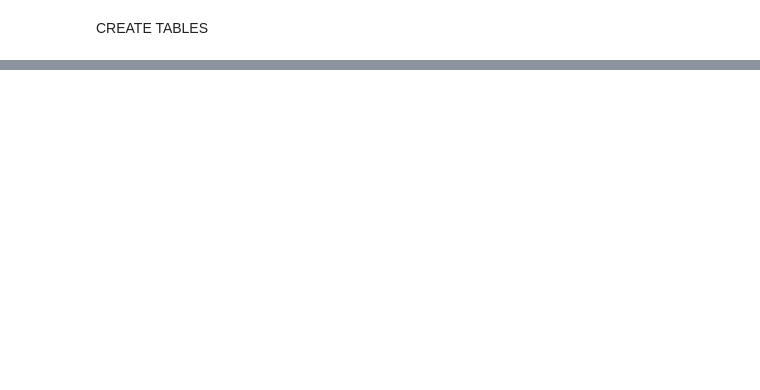
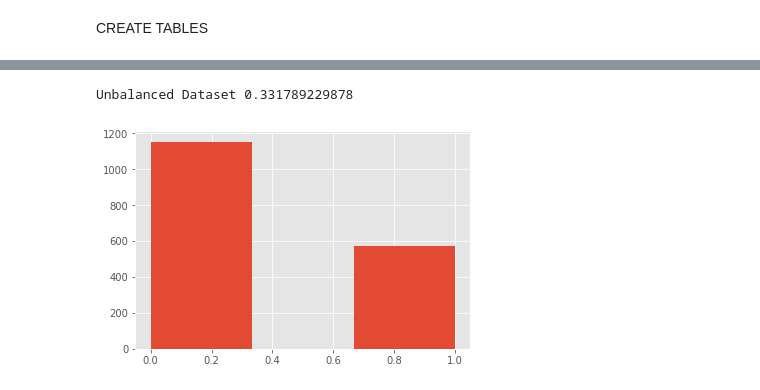
Before and after one commit to eduardocurado/crypto_bot, a Jupyter notebook: Notebooks/Data_analysis_crypto20180322.ipynb, the cells around one changed output, grey strips where cells are left out. Cells and saved outputs as stored; diff of their text form; code cells hidden in the pictures; blank space fills up the shorter version.

```diff
--- a/Notebooks/Data_analysis_crypto20180322.ipynb
+++ b/Notebooks/Data_analysis_crypto20180322.ipynb
@@ -339,0 +406,7 @@ df.head()
+# %%
+plt.hist(df_model['loss_sign'], bins=3)
+print('Unbalanced Dataset %s' % str(np.sum(df_model['loss_sign'])/len(df_model)))
+plt.show()
+# %% [output]
+Unbalanced Dataset 0.331789229878
+[figure, added]
```
Also changed, not shown: parts of 47 cells of this notebook, 7 other files.
